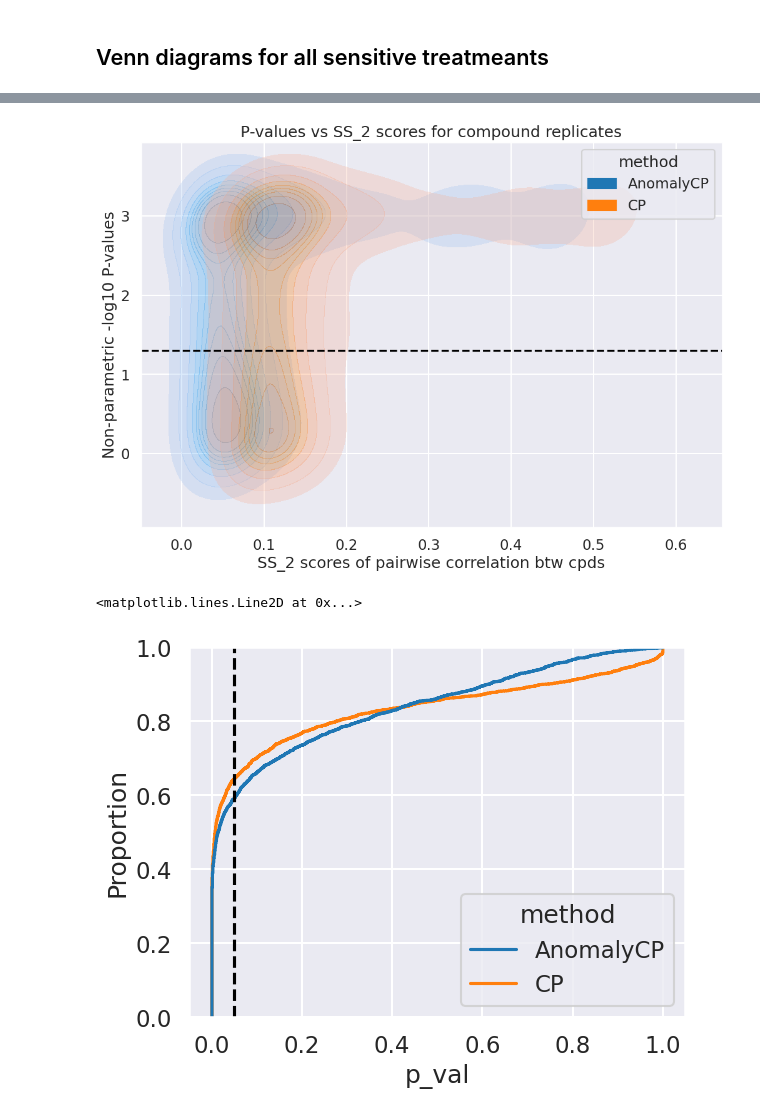
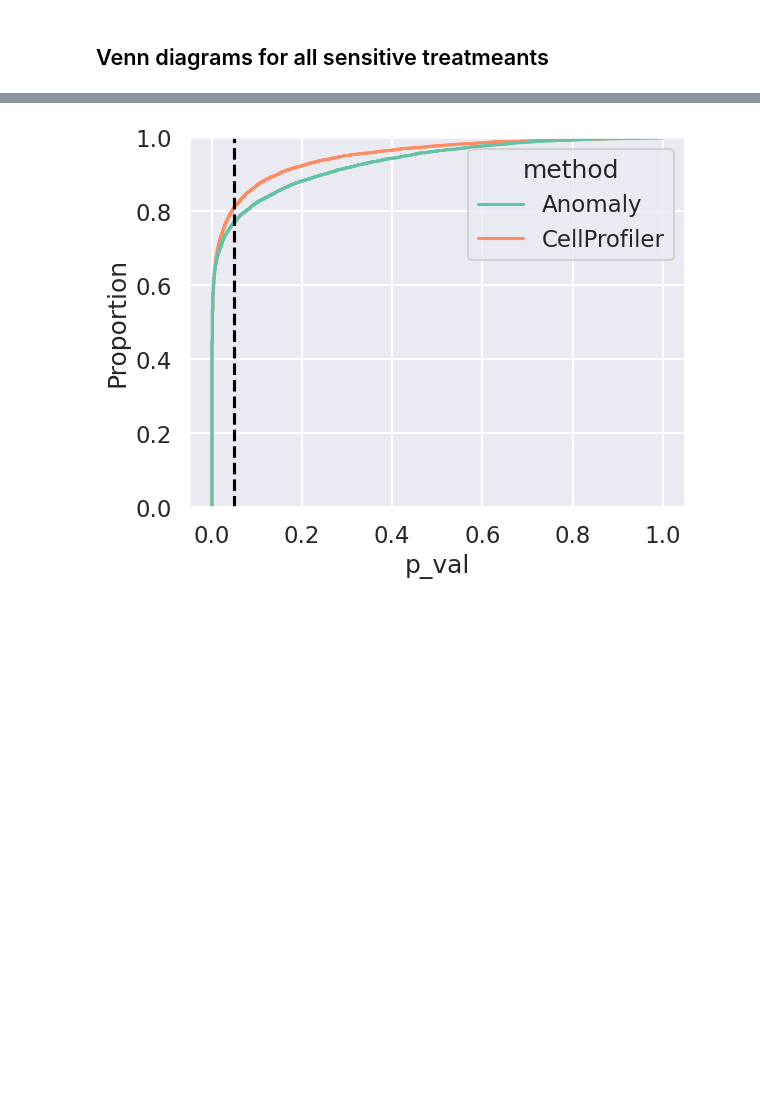
Before and after one commit to zaritskylab/AnomalyDetectionScreening, a Jupyter notebook: 1.evaluate_screen/percantage_replicating.ipynb, the cells around one changed output, grey strips where cells are left out. Saved outputs shown, nothing was run; the diff lists cells and outputs as text; code cells hidden in the pictures; blank space fills up the shorter version.

```diff
--- a/1.evaluate_screen/percantage_replicating.ipynb
+++ b/1.evaluate_screen/percantage_replicating.ipynb
@@ -36,7 +36,7 @@ ds_info_dict={'CDRP':['CDRP-BBBC047-Bray',['Metadata_Sample_Dose','pert_sample_d
 # dataset options: 'CDRP' , 'LUAD', 'TAORF', 'LINCS', 'CDRP-bio'
 # datasets=['TAORF','LUAD','LINCS', 'CDRP-bio']
 datasets=['CDRP-bio']
-# datasets=['LINCS']
+datasets=['LINCS']
 dataset= datasets[0]
 # DT_kfold={'LUAD':10, 'TAORF':5, 'LINCS':25, 'CDRP-bio':6,'CDRP':40}
 exp_name = 'report_911_t'
@@ -45,8 +45,8 @@ normalize_by_all = True
 # from IPython.display import clear_output
 ################################################
 # CP Profile Type options: 'augmented', 'augmented_after_fs' , 'normalized', 'normalized_variable_selected'
-# profileType='augmented'
-profileType ='normalized_variable_selected'
+profileType='augmented'
+# profileType ='normalized_variable_selected'
 
 z_trim = 10
 t_thresholds = [2]
@@ -651,22 +602,20 @@ See the caveats in the documentation: https://pandas.pydata.org/pandas-docs/stab
 # %%
 from utils.plotting import plot_p_vs_median
 # row_indices = percantage_replicating_df['p_val']<0.0001
 # percantage_replicating_df.loc[row_indices,'p_val']=0.0001
 # percantage_replicating_df['log10_p_val'] = - np.log10(percantage_replicating_df['p_val'])
 # x_col="fraction_score",y_col ="log10_p_val"
 final_df.rename(columns={'SS_2_':'SS_2'}, inplace=True)
 final_df.rename(columns={'':'p_val'}, inplace=True)
 final_df.rename(columns={'_log':'p_val_log'}, inplace=True)
-final_df.replace('anomaly_err', 'AnomalyCP', inplace=True)
-final_df.replace('raw', 'CP', inplace=True)
+final_df.replace('anomaly_err', 'Anomaly', inplace=True)
+final_df.replace('raw', 'CellProfiler', inplace=True)
 
 
-sns.ecdfplot(data=final_df, x="p_val", hue="method")
+sns.ecdfplot(data=final_df, x="p_val", hue="method",palette=palette)
 plt.axvline(0.05, ls='--', c='black')
 
 path= f'{exp_save_dir}/p_val_ecdf_all{exp_suffix}.png'
-fig.get_figure().savefig(path)
+plt.savefig(path)
 # %% [output]
-[figure, old version]
+[figure, new version]
-<matplotlib.lines.Line2D at 0x...>
-[figure, removed]
```
Also changed, not shown: parts of 29 cells of this notebook, 30 other files.
